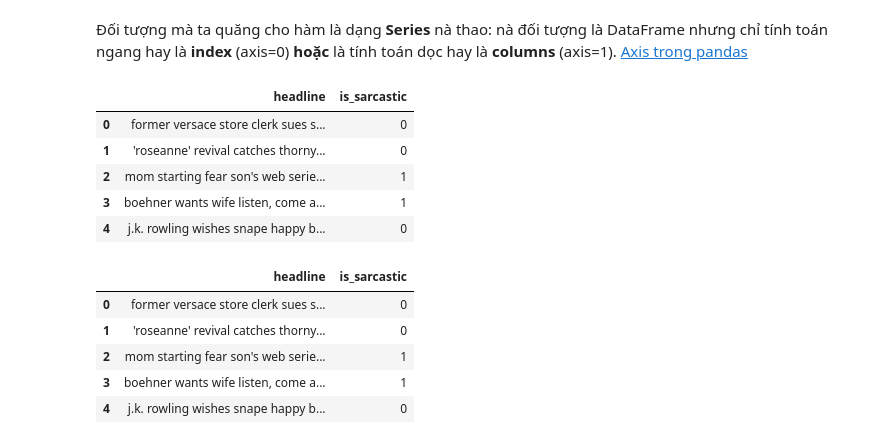
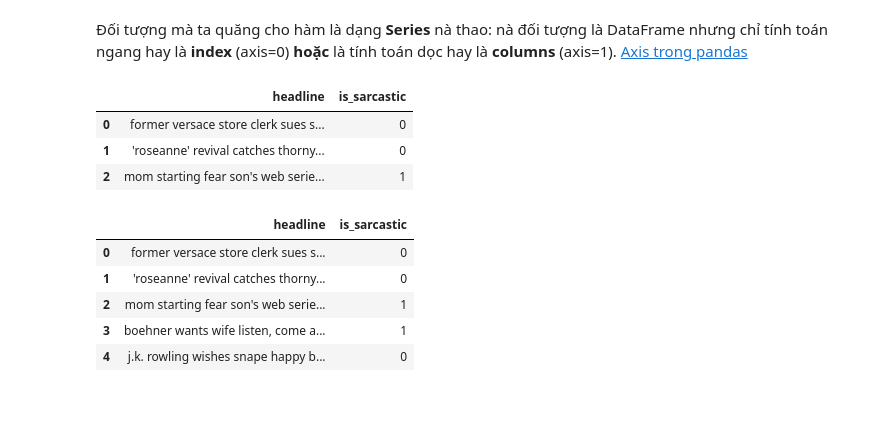
Before and after one commit to doanthuyennt/Sarcasm-Detection, a Jupyter notebook: Sarcasm_Detection.ipynb, the cells around one changed output. Cells and saved outputs as stored; diff of their text form; code cells hidden in the pictures; blank space fills up the shorter version.

```diff
--- a/Sarcasm_Detection.ipynb
+++ b/Sarcasm_Detection.ipynb
@@ -66,2 +56,0 @@ import pandas as pd
-# %%
-data_first = pd.read_json("Sarcasm_Headlines_Dataset.json")
@@ -308,14 +277,12 @@ data_first['headline']=data_first['headline'].apply(denoise_text)
 #Tương tự
 data_second['headline']=data_second['headline'].apply(denoise_text)
 # %%
-data_first.head()
+data_first.head(3)
 # %% [output]
 |  | headline | is_sarcastic |
 | 0 | former versace store clerk sues s... | 0 |
 | 1 | 'roseanne' revival catches thorny... | 0 |
 | 2 | mom starting fear son's web serie... | 1 |
-| 3 | boehner wants wife listen, come a... | 1 |
-| 4 | j.k. rowling wishes snape happy b... | 0 |
 # %%
 full_data = pd.concat((data_first,data_second))
 # %%
```
Also changed, not shown: parts of 102 cells of this notebook.
